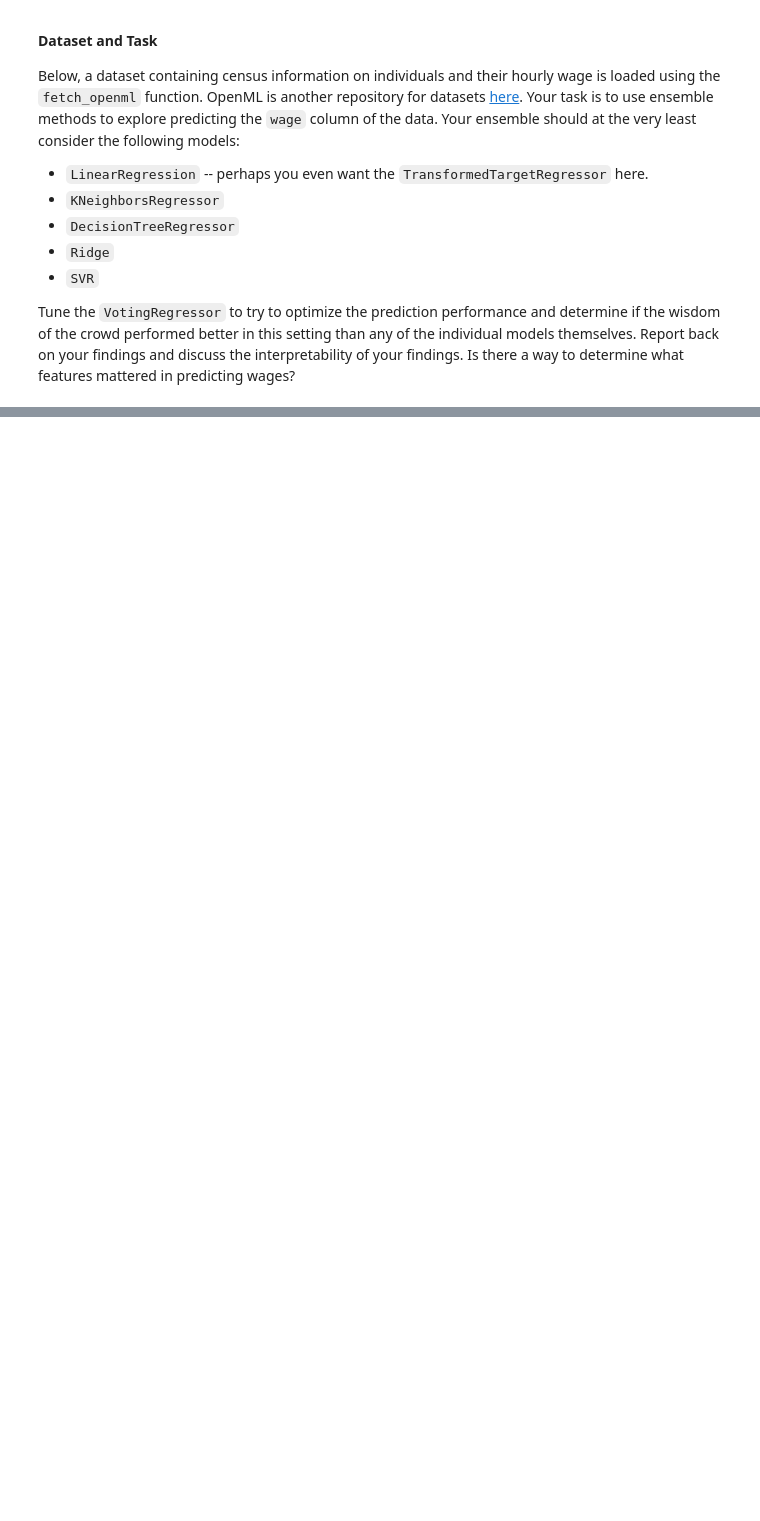
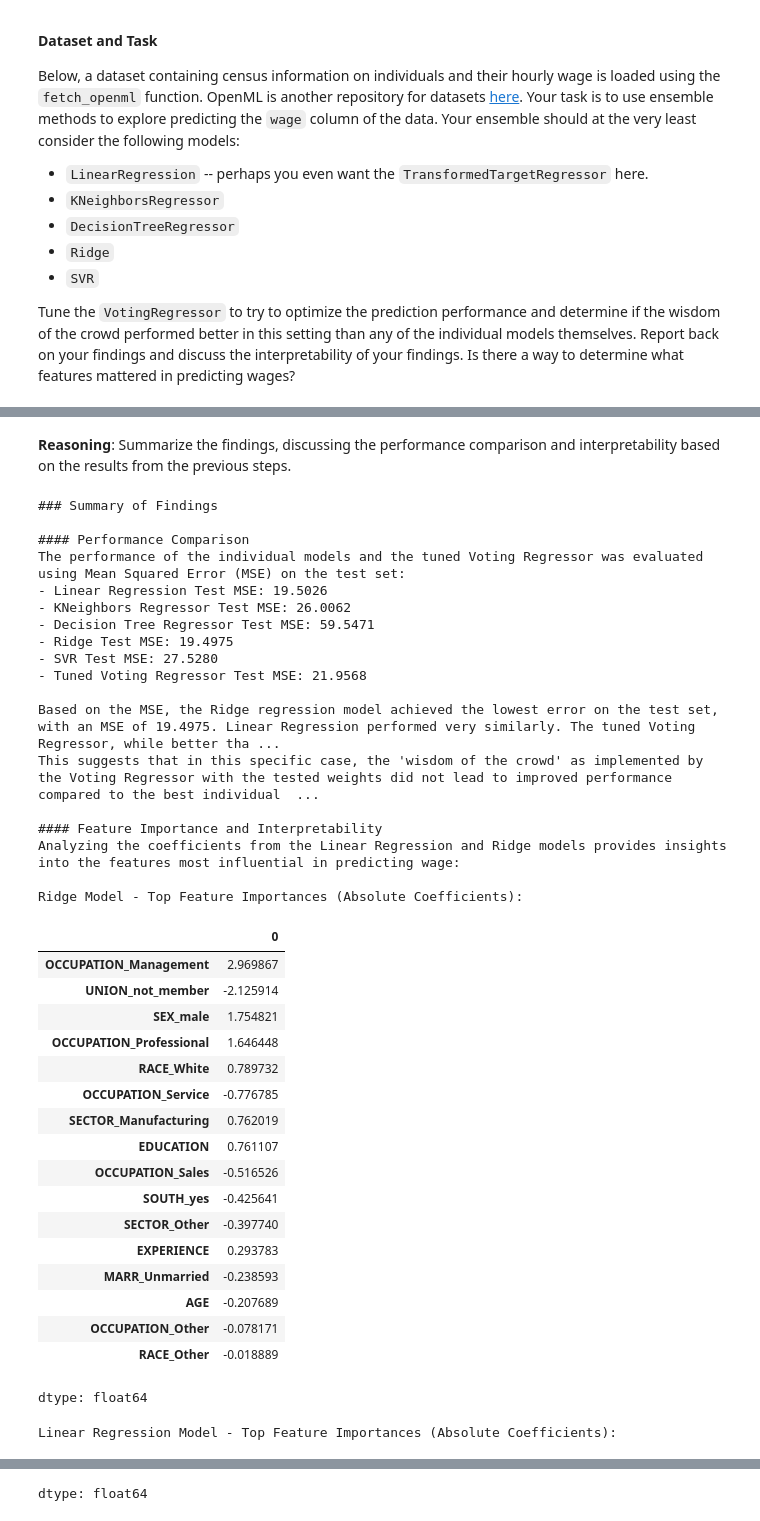
Before and after one commit to mobius29er/AIML_Class, a Jupyter notebook: try_it_20_1.ipynb, the cells around one changed output, grey strips where cells are left out. Drawn from its saved outputs; the diff is of its cells as text; code cells hidden in the pictures; blank space fills up the shorter version.

```diff
--- a/try_it_20_1.ipynb
+++ b/try_it_20_1.ipynb
@@ -343,0 +351,75 @@ Higher importance values suggest that the feature is a stronger predictor of wag
+# %% [markdown]
+**Reasoning**:
+Summarize the findings, discussing the performance comparison and interpretability based on the results from the previous steps.
+# %%
+print("### Summary of Findings")
+
+print("\n#### Performance Comparison")
+print("The performance of the individual models and the tuned Voting Regressor was evaluated using Mean Squared Error (MSE) on the test set:")
+print(f"- Linear Regression Test MSE: {19.5026:.4f}")
+print(f"- KNeighbors Regressor Test MSE: {26.0062:.4f}")
+print(f"- Decision Tree Regressor Test MSE: {59.5471:.4f}")
+print(f"- Ridge Test MSE: {19.4975:.4f}")
+print(f"- SVR Test MSE: {27.5280:.4f}")
+print(f"- Tuned Voting Regressor Test MSE: {21.9568:.4f}")
+
+print("\nBased on the MSE, the Ridge regression model achieved the lowest error on the test set, with an MSE of 19.4975. Linear Regression performed very similarly. The tuned Voting Regressor, while better than KNeighbors Regressor, Decision Tree Regressor, and SVR, did not outperform the best individual models (Ridge and Linear Regression) in this instance.")
+print("This suggests that in this specific case, the 'wisdom of the crowd' as implemented by the Voting Regressor with the tested weights did not lead to improved performance compared to the best individual linear models.")
+
+print("\n#### Feature Importance and Interpretability")
+print("Analyzing the coefficients from the Linear Regression and Ridge models provides insights into the features most influential in predicting wage:")
+print("\nRidge Model - Top Feature Importances (Absolute Coefficients):")
+display(ridge_coef.loc[sorted_ridge_coef.index])
+print("\nLinear Regression Model - Top Feature Importances (Absolute Coefficients):")
+display(lr_coef.loc[sorted_lr_coef.index])
+
+print("\nBoth models consistently highlight similar features as having the largest impact on wage prediction, based on the absolute magnitude of their coefficients.")
+print("- **OCCUPATION_Management**: This feature has the largest positive coefficient in both models, indicating that individuals in management occupations tend to have significantly higher wages, holding other factors constant.")
+print("- **UNION_not_member**: This feature has a large negative coefficient, suggesting that not being a union member is associated with lower wages compared to being a union member. The coefficient's magnitude indicates a substantial difference in wage.")
+print("- **SEX_male**: This feature also has a notable positive coefficient, suggesting that being male is associated with higher wages compared to being female, when other factors are equal. This points to a potential gender wage gap in the dataset.")
+print("- **OCCUPATION_Professional**: Individuals in professional occupations also appear to earn higher wages based on the positive coefficient, though generally less than those in management.")
+print("- **RACE_White**: Being of White race is associated with higher wages compared to the reference group (Hispanic in the one-hot encoding with 'Other' also present), as indicated by the positive coefficient.")
+print("- **EDUCATION**: A positive coefficient for education suggests that higher levels of education are associated with higher wages, which is a common finding in wage studies.")
+
+print("\nLinear models like Linear Regression and Ridge offer a high degree of interpretability. The coefficients directly indicate the estimated change in wage for a one-unit increase in a feature, assuming all other features are held constant. The magnitude of the coefficients provides a clear sense of the strength of each feature's relationship with the target variable.")
+print("In contrast, models like Decision Tree Regressor are less directly interpretable at a global level (though individual decision paths can be followed). The Voting Regressor, as an ensemble, combines the predictions of multiple models, making it even less straightforward to attribute the final prediction to the influence of specific features in a simple, linear fashion. While permutation importance or other model-agnostic methods could be used to assess feature importance for the ensemble, directly interpreting combined coefficients is not feasible.")
+
+print("\nIn summary, while linear models (Ridge and Linear Regression) provided the best performance on this dataset and offered clear insights into the most influential features for wage prediction, the tested Voting Regressor did not yield superior results. The analysis of coefficients from the linear models revealed that occupation (specifically management and professional roles), union membership status, sex, race, and education level are key factors associated with wage differences in this dataset.")
+# %% [output]
+### Summary of Findings
+
+#### Performance Comparison
+The performance of the individual models and the tuned Voting Regressor was evaluated using Mean Squared Error (MSE) on the test set:
+- Linear Regression Test MSE: 19.5026
+- KNeighbors Regressor Test MSE: 26.0062
+- Decision Tree Regressor Test MSE: 59.5471
+- Ridge Test MSE: 19.4975
+- SVR Test MSE: 27.5280
+- Tuned Voting Regressor Test MSE: 21.9568
+
+Based on the MSE, the Ridge regression model achieved the lowest error on the test set, with an MSE of 19.4975. Linear Regression performed very similarly. The tuned Voting Regressor, while better tha ...
+This suggests that in this specific case, the 'wisdom of the crowd' as implemented by the Voting Regressor with the tested weights did not lead to improved performance compared to the best individual  ...
+
+#### Feature Importance and Interpretability
+Analyzing the coefficients from the Linear Regression and Ridge models provides insights into the features most influential in predicting wage:
+
+Ridge Model - Top Feature Importances (Absolute Coefficients):
+|  | 0 |
+| OCCUPATION_Management | 2.969867 |
+| UNION_not_member | -2.125914 |
+| SEX_male | 1.754821 |
+| OCCUPATION_Professional | 1.646448 |
+| RACE_White | 0.789732 |
+| OCCUPATION_Service | -0.776785 |
+| SECTOR_Manufacturing | 0.762019 |
+| EDUCATION | 0.761107 |
+| OCCUPATION_Sales | -0.516526 |
+| SOUTH_yes | -0.425641 |
+| SECTOR_Other | -0.397740 |
+| EXPERIENCE | 0.293783 |
+| MARR_Unmarried | -0.238593 |
+| AGE | -0.207689 |
+| OCCUPATION_Other | -0.078171 |
+| RACE_Other | -0.018889 |
+dtype: float64
+Linear Regression Model - Top Feature Importances (Absolute Coefficients):
@@ -343,0 +443 @@ Higher importance values suggest that the feature is a stronger predictor of wag
+dtype: float64
```
Also changed, not shown: parts of 59 cells of this notebook.
